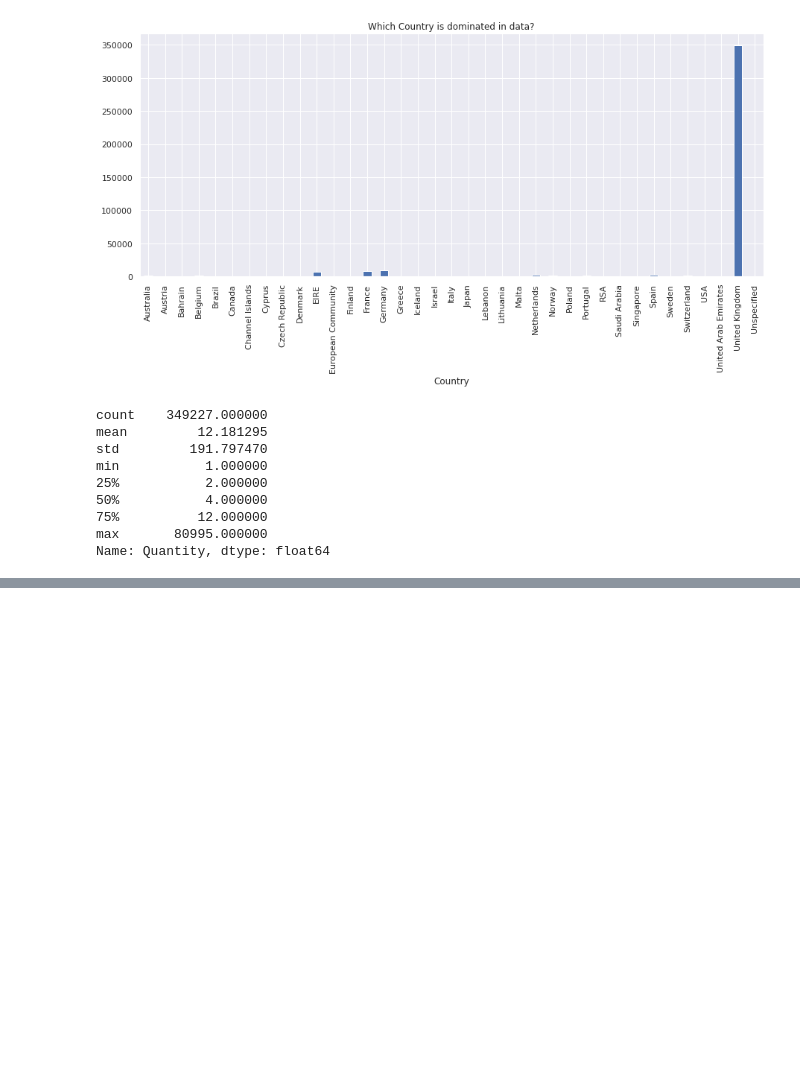
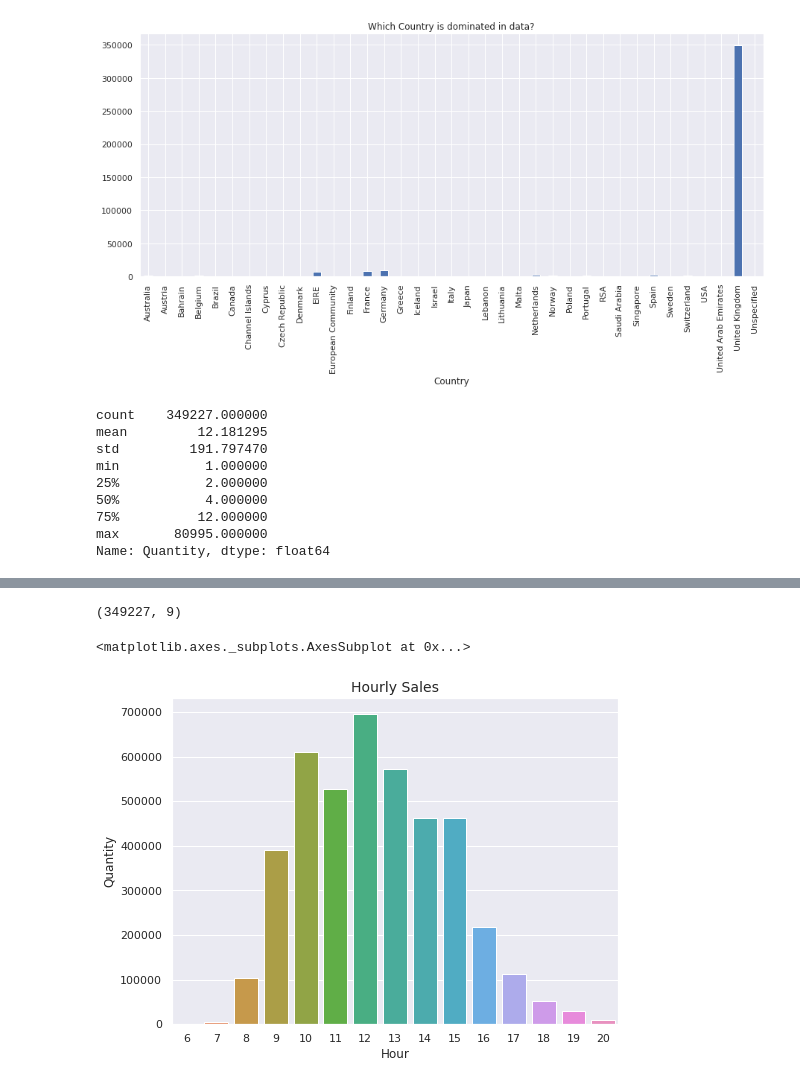
Before and after one commit to dsnnaveen/Online-Retail-Customer-Segementaion, a Jupyter notebook: Online_Retail_Customer_Segmentation_Capstone_Project.ipynb, the cells around one changed output, grey strips where cells are left out. Drawn from its saved outputs; the diff is of its cells as text; code cells hidden in the pictures; blank space fills up the shorter version.

```diff
--- a/Online_Retail_Customer_Segmentation_Capstone_Project.ipynb
+++ b/Online_Retail_Customer_Segmentation_Capstone_Project.ipynb
@@ -236,0 +253,26 @@ Name: Quantity, dtype: float64
+# %%
+#Convert the string date field to datetime
+df['InvoiceDate'] = pd.to_datetime(df['InvoiceDate'])
+# %%
+#Add new column depicting total amount
+df['TotalAmount'] = df['Quantity'] * df['UnitPrice']
+# %%
+#Check the shape (number of columns and rows) in the dataset after data is cleaned
+df.shape
+# %% [output]
+(349227, 9)
+# %%
+import datetime as dt
+
+df['InvoiceDate'] = pd.to_datetime(df['InvoiceDate'])
+df['Month'] = df['InvoiceDate'].dt.month
+df['Day'] = df['InvoiceDate'].dt.day
+df['Hour'] = df['InvoiceDate'].dt.hour
+# %%
+hourly_sales = df[['Hour', 'Quantity']].groupby('Hour').sum()
+plt.figure(figsize=(8,6))
+plt.title("Hourly Sales", fontsize=14)
+sns.barplot(hourly_sales.index, hourly_sales['Quantity'])
+# %% [output]
+<matplotlib.axes._subplots.AxesSubplot at 0x...>
+[figure, added]
```
Also changed, not shown: parts of 6 cells of this notebook.
